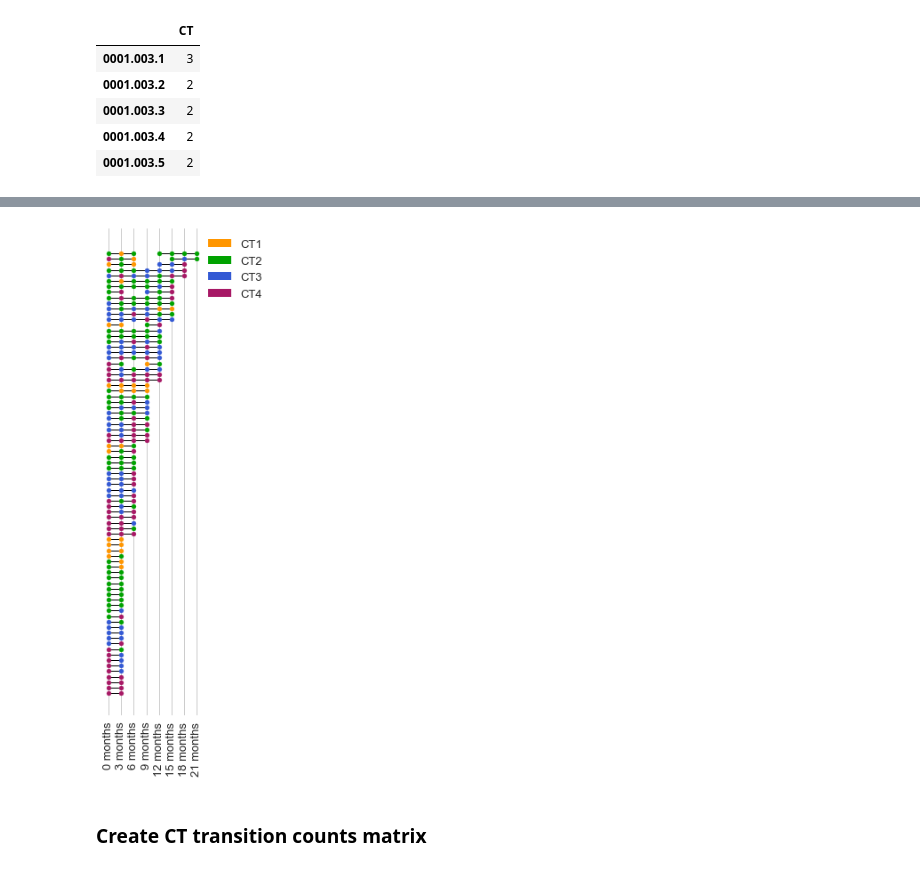
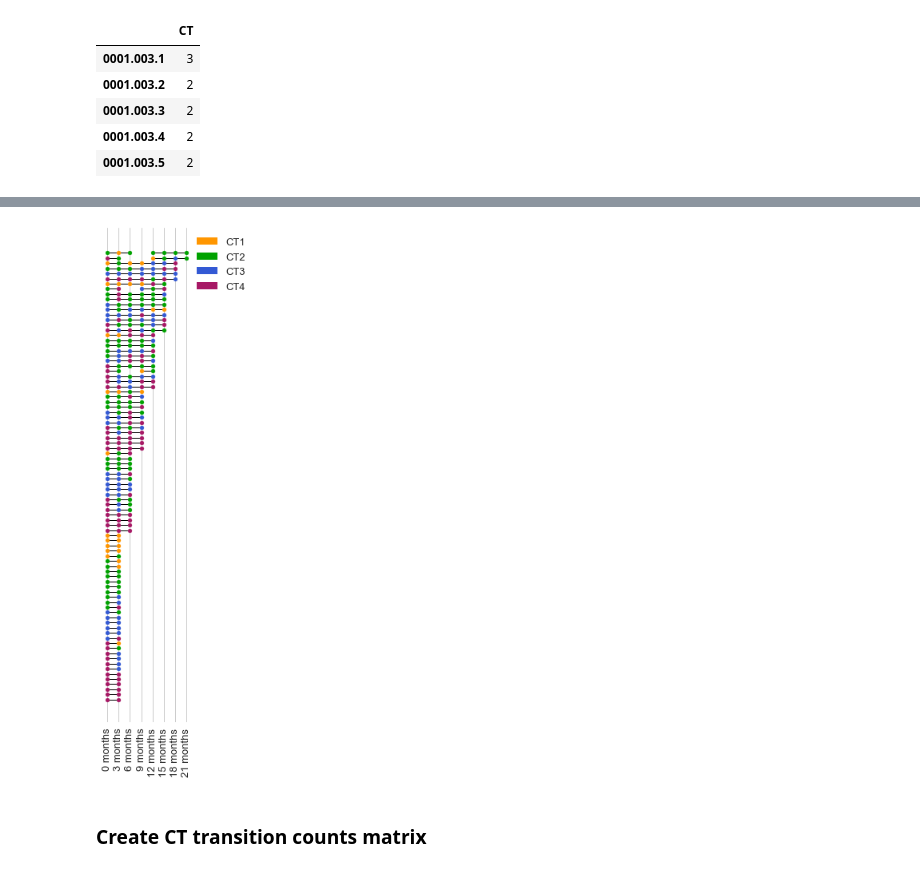
Before and after one commit to munozalexander/Cervicovaginal-Microbiome-Temporal-Dynamics, a Jupyter notebook: Markov_TaxaLevel.ipynb, the cells around one changed output, grey strips where cells are left out. Saved outputs shown, nothing was run; the diff lists cells and outputs as text; code cells hidden in the pictures.

Commit message:
seth's data implemented except mac pro

```diff
--- a/Markov_TaxaLevel.ipynb
+++ b/Markov_TaxaLevel.ipynb
@@ -109,13 +121,13 @@ There are 81 patients with 286 total samples; with timepoints listed below:
 # filter fracotu by longitudinal samples
 fracotu = fracotu.loc[idslist,:]
 
-# merge prevotella species
-genera_tomerge = ['Lachnospiraceae','Prevotellaceae Prevotella','Actinomycetaceae Mobiluncus','Corynebacteriaceae Corynebacterium','Coriobacteriaceae Atopobium']
-for e,gns in enumerate(genera_tomerge):
-    num_prefices = 1 if e==0 else 2
-    sp_tomerge = [a for a in fracotu.columns if ' '.join(a.split(' ')[:num_prefices])==gns]
-    fracotu[gns] = fracotu[sp_tomerge].sum(1)
-    fracotu = fracotu.drop(sp_tomerge, 1)
+# merge crispatus and gardnerella species
+sp_tomerge = [a for a in fracotu.columns if ((a.split()[0]=='Lactobacillaceae')&(a.split()[-1]!='iners'))]
+fracotu['Lactobacillaceae Lactobacillus non_iners'] = fracotu[sp_tomerge].sum(1)
+fracotu = fracotu.drop(sp_tomerge, 1)
+sp_tomerge = [a for a in fracotu.columns if (a.split()[1]=='Gardnerella')]
+fracotu['Bifidobacteriaceae Gardnerella'] = fracotu[sp_tomerge].sum(1)
+fracotu = fracotu.drop(sp_tomerge, 1)
 fracotu = fracotu.loc[:,fracotu.sum(0).sort_values(ascending=False).index]
 print fracotu.shape
 fracotu.head()
@@ -131,9 +144,9 @@ fracotu.head()
 # %%
-# calculate dominance for each sample
-Lcrisp, Liners, Gvag = 'Lactobacillaceae Lactobacillus no_iners', 'Lactobacillaceae Lactobacillus iners', 'Bifidobacteriaceae Gardnerella vaginalis'
+##### calculate dominance for each sample
+Lcrisp, Liners, Gvag = 'Lactobacillaceae Lactobacillus non_iners', 'Lactobacillaceae Lactobacillus iners', 'Bifidobacteriaceae Gardnerella'
 domtaxa_abund = {Lcrisp:[], Liners:[], Gvag:[], 'other':[]}
-for colnum in range(rawotu.T.shape[1]):
-    col_curr = rawotu.T.iloc[:, colnum].sort_values(ascending=False)
+for colnum in range(fracotu.T.shape[1]):
+    col_curr = fracotu.T.iloc[:, colnum].sort_values(ascending=False)
     dom_curr, dom_abund = col_curr.index.values[0], col_curr[0]
     if dom_curr in [Lcrisp, Liners, Gvag]:
         domtaxa_abund[dom_curr].append(col_curr[0])
@@ -146,33 +159,33 @@ for species in [Lcrisp, Liners, Gvag, 'other']:
     cutoffs[species] = np.percentile(abundances, 5)
 
 weak_trans_idx = []
-for colnum in range(rawotu.T.shape[1]):
-    col_curr = rawotu.T.iloc[:, colnum].sort_values(ascending=False)
+for colnum in range(fracotu.T.shape[1]):
+    col_curr = fracotu.T.iloc[:, colnum].sort_values(ascending=False)
     dom_curr, dom_abund = col_curr.index.values[0], col_curr[0]
     if dom_curr in [Lcrisp, Liners, Gvag] and dom_abund<cutoffs[dom_curr]:
         weak_trans_idx.append(col_curr.name)
     elif dom_abund<cutoffs['other']:
         weak_trans_idx.append(col_curr.name)
-#pd.DataFrame(weak_trans_idx).to_csv('data/WeakTransitioningIdx.csv') #file called above
+##pd.DataFrame(weak_trans_idx).to_csv('data/WeakTransitioningIdx.csv') #file called above
 # %% [markdown]
 ### Assign CTs
 # %%
 # assign a CT to each sample
 cts = []
-Lcrisp, Liners, Gvag = 'Lactobacillaceae Lactobacillus no_iners', 'Lactobacillaceae Lactobacillus iners', 'Bifidobacteriaceae Gardnerella vaginalis'
+Lcrisp, Liners, Gvag = 'Lactobacillaceae Lactobacillus non_iners', 'Lactobacillaceae Lactobacillus iners', 'Bifidobacteriaceae Gardnerella'
 domtaxa_abund = {Lcrisp:[], Liners:[], Gvag:[], 'other':[]}
 for colnum in range(fracotu.T.shape[1]):
     col_curr = fracotu.T.iloc[:, colnum].sort_values(ascending=False)
-    dom_curr, dom_bool = col_curr.index.values[0], col_curr[0]>0.45
+    dom_curr, dom_bool = col_curr.index.values[0], col_curr[0]>0.5
     if dom_curr in [Lcrisp, Liners, Gvag]:
         domtaxa_abund[dom_curr].append(col_curr[0])
     else:
         domtaxa_abund['other'].append(col_curr[0])
     if dom_curr == Lcrisp and dom_bool:
         cts.append(1)
-    elif dom_curr == Liners and dom_bool:
+    elif dom_curr == Liners:
         cts.append(2)
-    elif dom_curr == Gvag and dom_bool:
+    elif dom_curr == Gvag:
         cts.append(3)
     else:
         cts.append(4)
@@ -285,31 +298,31 @@ plt.show()
 # %%
 #plot sample collection times
 ordered_k = sorted(ids.keys(), key=lambda k:(max(np.array(ids[k])-min(ids[k])+1),-ct_dict[k][0],-ct_dict[k][1]))
 sns.set(font_scale=1.3)
 sns.set_style("whitegrid")
-fig = plt.figure(figsize=(3,9))
+fig = plt.figure(figsize=(3,10))
 ax = fig.add_subplot(111)
 ax.set_yticks([])
 #ax.grid('off')
 sns.despine(left=True, bottom=True, right=True)
 for y,k in enumerate(ordered_k):
     scaled = list(np.array(ids[k])-min(ids[k])+1)
     #ax.plot([min(scaled),max(scaled)], [y,y], linewidth=1, c='k', zorder=1)
     for e,t in enumerate(scaled):
         ax.scatter(t, y, c=COLORS[ct_dict[k][e]-1], s=25, zorder=2)
         if e!=0 and t==scaled[e-1]+1:
             ax.plot([t-1,t], [y,y], linewidth=1, c='k', zorder=1)
 ax.set_xticks(range(1,9))
 ax.set_xticklabels([str(e)+' months' for e in np.arange(0,22,3)],rotation=90)
 recs = []
 for i in range(4):
     recs.append(mpatches.Rectangle((0,0),1,1,fc=COLORS[i]))
 ax.legend(recs,['CT1', 'CT2', 'CT3', 'CT4'], prop={'size':13}, bbox_to_anchor=(.95, 1))
 plt.tight_layout()
 plt.savefig('figures/samplecollection.pdf', bbox_inches='tight')
 plt.show()
 # %% [output]
-[figure, old version]
+[figure, new version]
 # %% [markdown]
 ### Create CT transition counts matrix
 # %%
```
Also changed, not shown: parts of 11 cells of this notebook, 19 other files.
